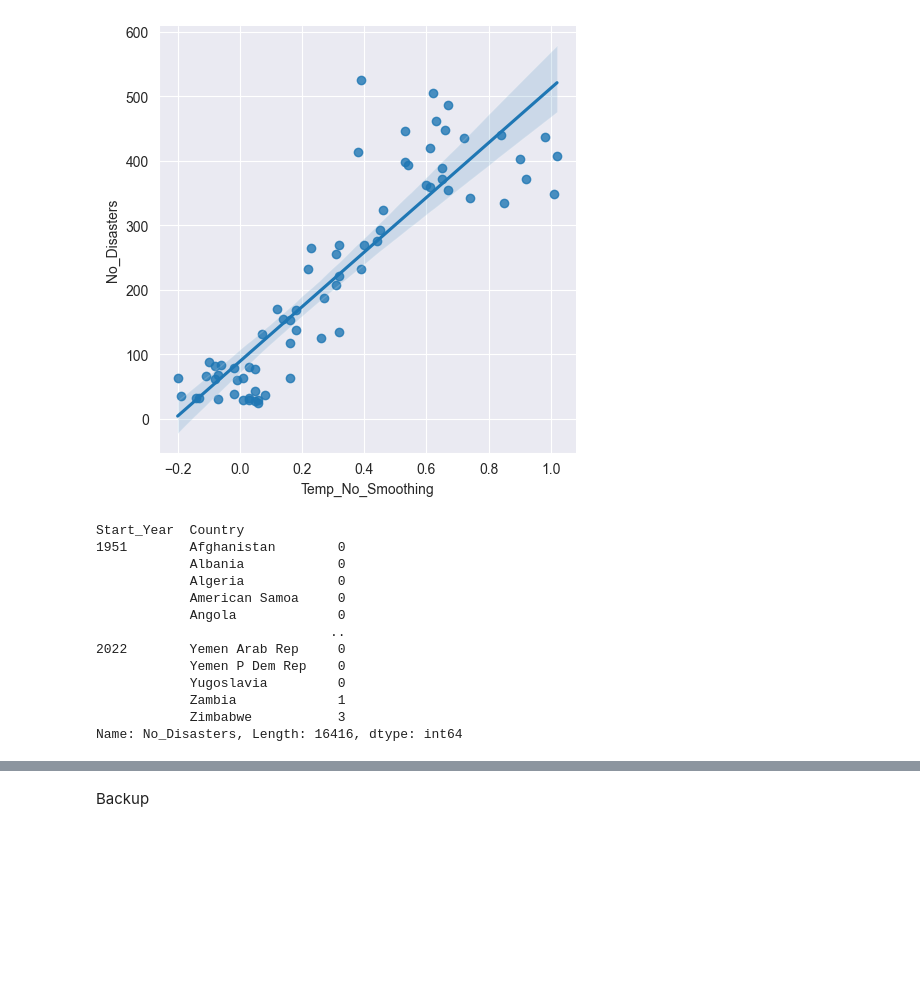
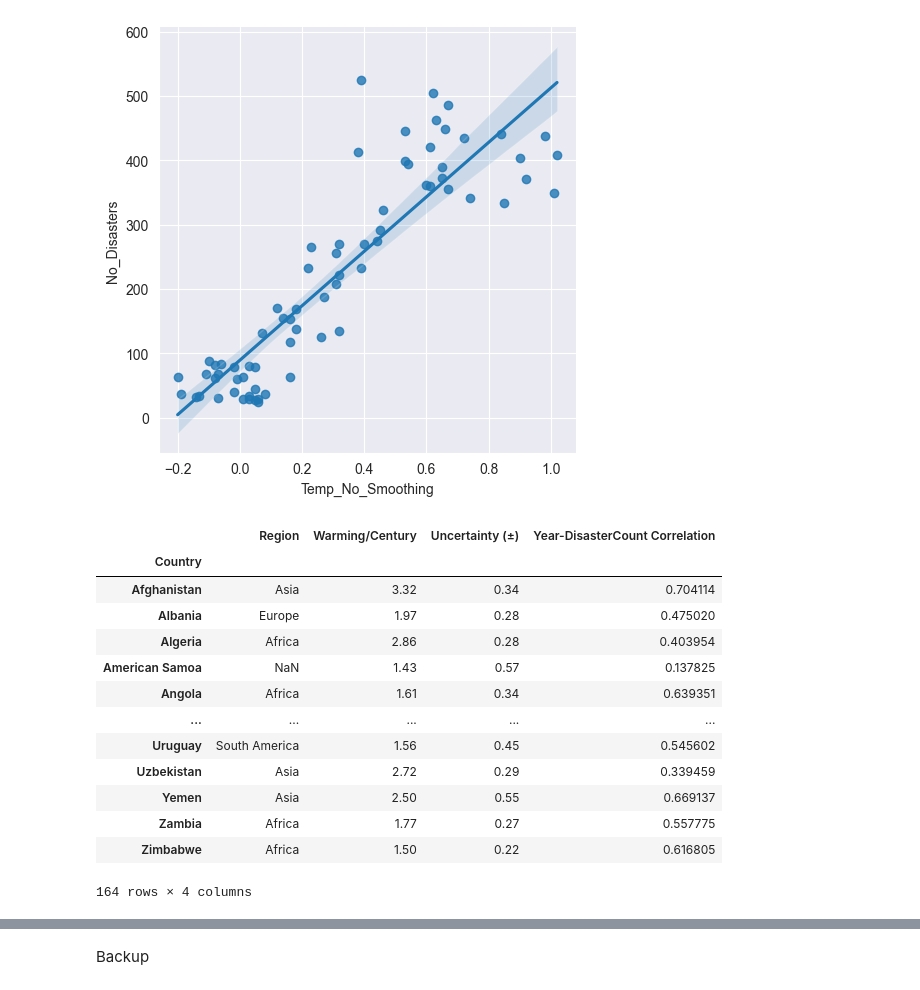
Before and after one commit to r-Files/DOPP, a Jupyter notebook: jupyter_notebooks/lab_question_c.ipynb, the cells around one changed output, grey strips where cells are left out. Drawn from its saved outputs; the diff is of its cells as text; code cells hidden in the pictures; blank space fills up the shorter version.

```diff
--- a/jupyter_notebooks/lab_question_c.ipynb
+++ b/jupyter_notebooks/lab_question_c.ipynb
@@ -242,19 +242,3 @@ sns.lmplot(data=yearly_temp_disasters, x="Temp_No_Smoothing", y="No_Disasters")
 # %% [output]
 <seaborn.axisgrid.FacetGrid at 0x...>
 [figure]
-# %%
-yearly_country_deaths = get_yearly_disaster_count(secondary_index="Country", include_zero=True)
-# %% [output]
-Start_Year  Country
-1951        Afghanistan        0
-            Albania            0
-            Algeria            0
-            American Samoa     0
-            Angola             0
-                              ..
-2022        Yemen Arab Rep     0
-            Yemen P Dem Rep    0
-            Yugoslavia         0
-            Zambia             1
-            Zimbabwe           3
-Name: No_Disasters, Length: 16416, dtype: int64
@@ -260,0 +248,18 @@ Name: No_Disasters, Length: 16416, dtype: int64
+# %%
+countries_complete = pd.concat((country_temp_delta, countrywise_year_disastercount_correlation), axis="columns", join="inner")
+countries_complete
+# %% [output]
+|  | Region | Warming/Century | Uncertainty (±) | Year-DisasterCount Correlation |
+| Country |  |  |  |  |
+| Afghanistan | Asia | 3.32 | 0.34 | 0.704114 |
+| Albania | Europe | 1.97 | 0.28 | 0.475020 |
+| Algeria | Africa | 2.86 | 0.28 | 0.403954 |
+| American Samoa | NaN | 1.43 | 0.57 | 0.137825 |
+| Angola | Africa | 1.61 | 0.34 | 0.639351 |
+| ... | ... | ... | ... | ... |
+| Uruguay | South America | 1.56 | 0.45 | 0.545602 |
+| Uzbekistan | Asia | 2.72 | 0.29 | 0.339459 |
+| Yemen | Asia | 2.50 | 0.55 | 0.669137 |
+| Zambia | Africa | 1.77 | 0.27 | 0.557775 |
+| Zimbabwe | Africa | 1.50 | 0.22 | 0.616805 |
+164 rows × 4 columns
```
Also changed, not shown: parts of 3 cells of this notebook, 3 other files.
